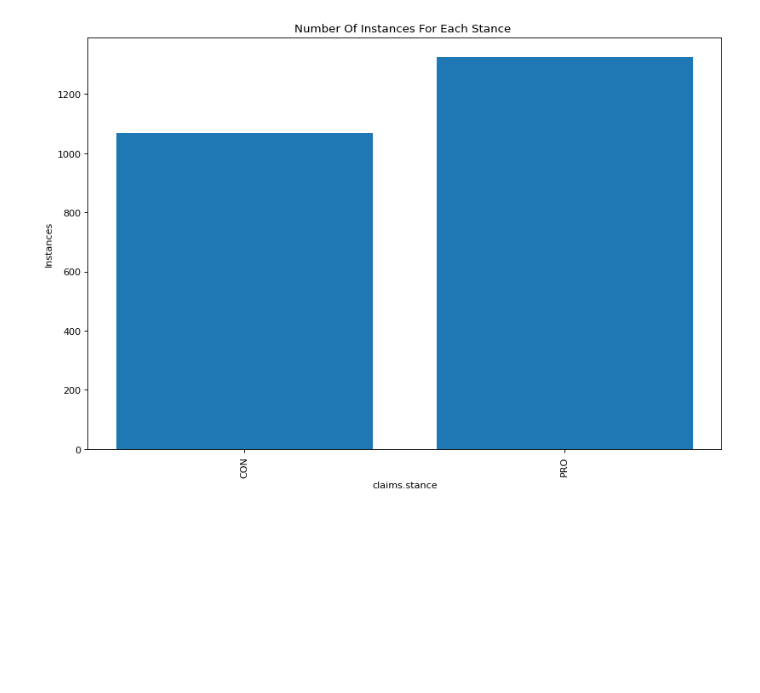
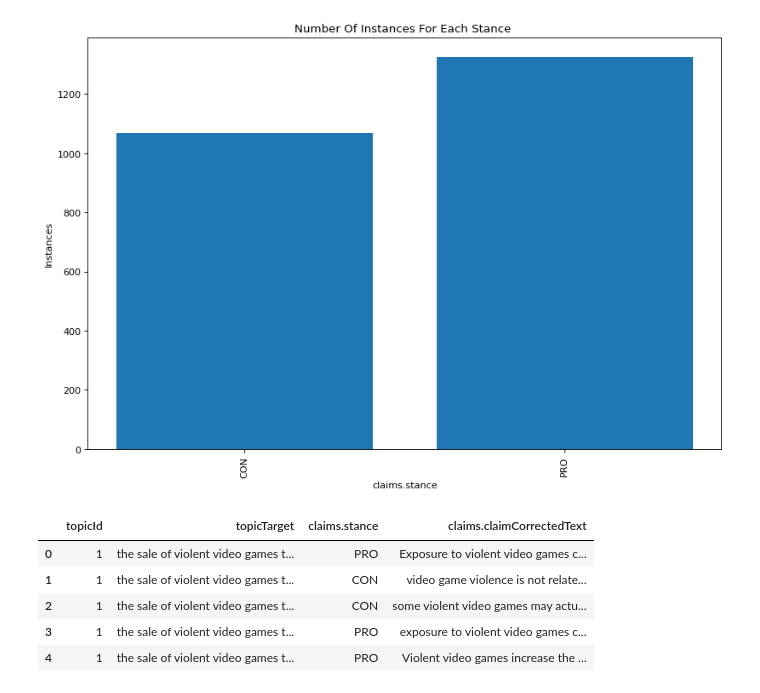
Before and after one commit to adrianoduque97/argument-minning, a Jupyter notebook: ArgumentMinning_TFM.ipynb, the cells around one changed output. Drawn from its saved outputs; the diff is of its cells as text; code cells hidden in the pictures; blank space fills up the shorter version.

```diff
--- a/ArgumentMinning_TFM.ipynb
+++ b/ArgumentMinning_TFM.ipynb
@@ -84,3 +86,16 @@ plt.ylabel('Instances')
 # %% [output]
 Text(0, 0.5, 'Instances')
 [figure]
+# %%
+# Creating dataframe with data that will be used
+
+df_arguments_final = df_arguments[['topicId', 'topicTarget', 'claims.stance', 'claims.claimCorrectedText']].copy()
+
+df_arguments_final.head(5)
+# %% [output]
+|  | topicId | topicTarget | claims.stance | claims.claimCorrectedText |
+| 0 | 1 | the sale of violent video games t... | PRO | Exposure to violent video games c... |
+| 1 | 1 | the sale of violent video games t... | CON | video game violence is not relate... |
+| 2 | 1 | the sale of violent video games t... | CON | some violent video games may actu... |
+| 3 | 1 | the sale of violent video games t... | PRO | exposure to violent video games c... |
+| 4 | 1 | the sale of violent video games t... | PRO | Violent video games increase the ... |
```
Also changed, not shown: parts of 8 cells of this notebook.
